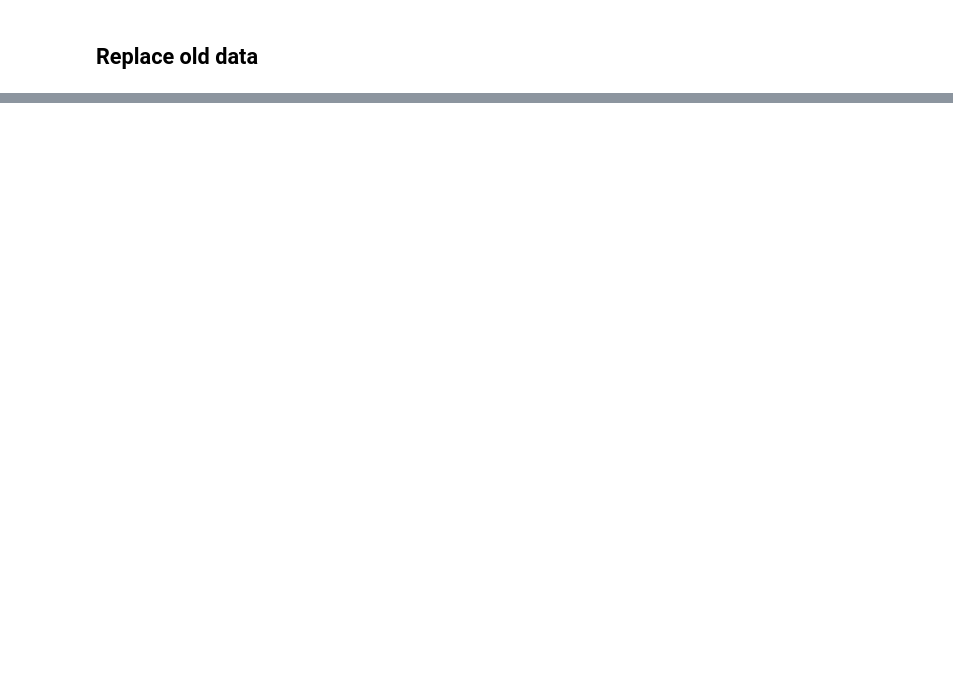
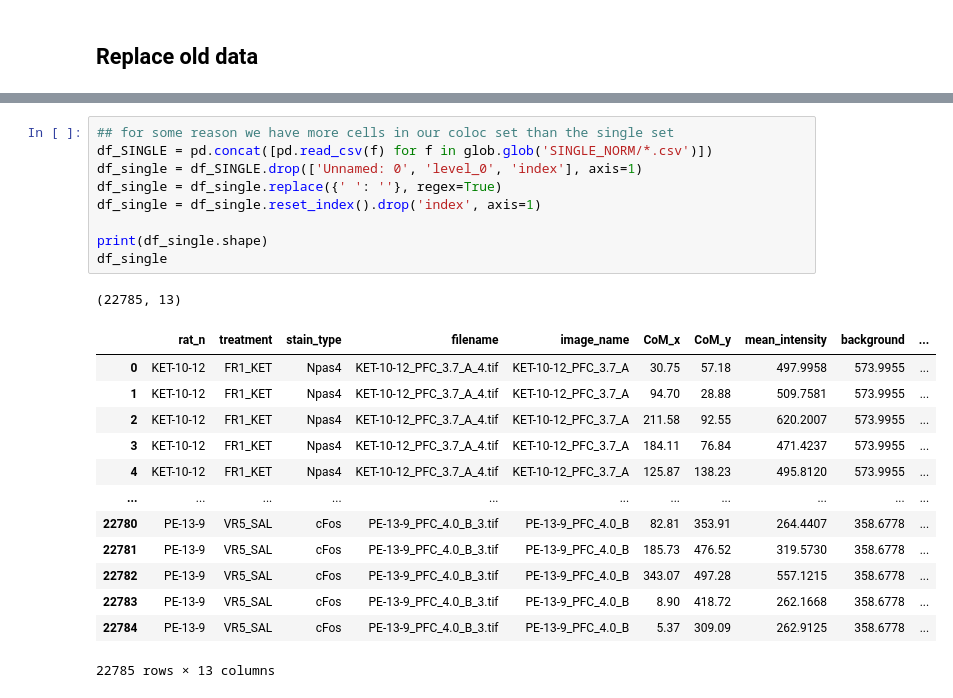
Before and after one commit to jonny-ramos/LRI, a Jupyter notebook: Image ROI Data Wrangling/KETAMINE-VR5/updated doublet roi selection/colocalized data/KET-VR5 More Colocalized Analyses.ipynb, the cells around one changed output, grey strips where cells are left out. Cells and saved outputs as stored; diff of their text form; blank space fills up the shorter version.

```diff
--- a/Image ROI Data Wrangling/KETAMINE-VR5/updated doublet roi selection/colocalized data/KET-VR5 More Colocalized Analyses.ipynb
+++ b/Image ROI Data Wrangling/KETAMINE-VR5/updated doublet roi selection/colocalized data/KET-VR5 More Colocalized Analyses.ipynb
@@ -817,0 +891,24 @@ print(len(dropduplicated_WFA))
+# %%
+## for some reason we have more cells in our coloc set than the single set
+df_SINGLE = pd.concat([pd.read_csv(f) for f in glob.glob('SINGLE_NORM/*.csv')])
+df_single = df_SINGLE.drop(['Unnamed: 0', 'level_0', 'index'], axis=1)
+df_single = df_single.replace({' ': ''}, regex=True)
+df_single = df_single.reset_index().drop('index', axis=1)
+
+print(df_single.shape)
+df_single
+# %% [output]
+(22785, 13)
+|  | rat_n | treatment | stain_type | filename | image_name | CoM_x | CoM_y | mean_intensity | background | ... |
+| 0 | KET-10-12 | FR1_KET | Npas4 | KET-10-12_PFC_3.7_A_4.tif | KET-10-12_PFC_3.7_A | 30.75 | 57.18 | 497.9958 | 573.9955 | ... |
+| 1 | KET-10-12 | FR1_KET | Npas4 | KET-10-12_PFC_3.7_A_4.tif | KET-10-12_PFC_3.7_A | 94.70 | 28.88 | 509.7581 | 573.9955 | ... |
+| 2 | KET-10-12 | FR1_KET | Npas4 | KET-10-12_PFC_3.7_A_4.tif | KET-10-12_PFC_3.7_A | 211.58 | 92.55 | 620.2007 | 573.9955 | ... |
+| 3 | KET-10-12 | FR1_KET | Npas4 | KET-10-12_PFC_3.7_A_4.tif | KET-10-12_PFC_3.7_A | 184.11 | 76.84 | 471.4237 | 573.9955 | ... |
+| 4 | KET-10-12 | FR1_KET | Npas4 | KET-10-12_PFC_3.7_A_4.tif | KET-10-12_PFC_3.7_A | 125.87 | 138.23 | 495.8120 | 573.9955 | ... |
+| ... | ... | ... | ... | ... | ... | ... | ... | ... | ... | ... |
+| 22780 | PE-13-9 | VR5_SAL | cFos | PE-13-9_PFC_4.0_B_3.tif | PE-13-9_PFC_4.0_B | 82.81 | 353.91 | 264.4407 | 358.6778 | ... |
+| 22781 | PE-13-9 | VR5_SAL | cFos | PE-13-9_PFC_4.0_B_3.tif | PE-13-9_PFC_4.0_B | 185.73 | 476.52 | 319.5730 | 358.6778 | ... |
+| 22782 | PE-13-9 | VR5_SAL | cFos | PE-13-9_PFC_4.0_B_3.tif | PE-13-9_PFC_4.0_B | 343.07 | 497.28 | 557.1215 | 358.6778 | ... |
+| 22783 | PE-13-9 | VR5_SAL | cFos | PE-13-9_PFC_4.0_B_3.tif | PE-13-9_PFC_4.0_B | 8.90 | 418.72 | 262.1668 | 358.6778 | ... |
+| 22784 | PE-13-9 | VR5_SAL | cFos | PE-13-9_PFC_4.0_B_3.tif | PE-13-9_PFC_4.0_B | 5.37 | 309.09 | 262.9125 | 358.6778 | ... |
+22785 rows × 13 columns
```
Also changed, not shown: parts of 67 cells of this notebook, 1 other file.
